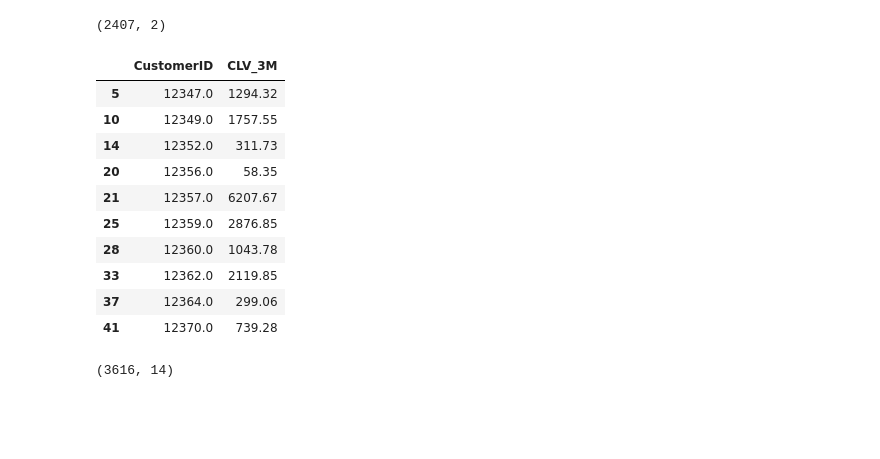
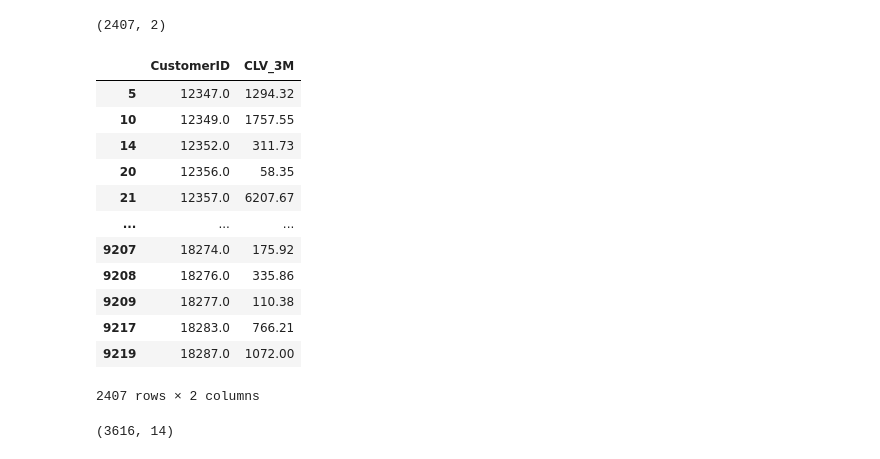
Before and after one commit to bkty1122/bkty1122, a Jupyter notebook: master-school-project/COM6003-Lecon 5/COM6101_2023_24_Sem_2_Lab_5_old.ipynb, the cells around one changed output. Drawn from its saved outputs; the diff is of its cells as text; code cells hidden in the pictures; blank space fills up the shorter version.

```diff
--- a/master-school-project/COM6003-Lecon 5/COM6101_2023_24_Sem_2_Lab_5.ipynb
+++ b/master-school-project/COM6003-Lecon 5/COM6101_2023_24_Sem_2_Lab_5_old.ipynb
@@ -373,19 +366,21 @@ response_df.shape
 # %% [output]
 (2407, 2)
 # %%
-response_df.head(10)
+response_df
 # %% [output]
 |  | CustomerID | CLV_3M |
 | 5 | 12347.0 | 1294.32 |
 | 10 | 12349.0 | 1757.55 |
 | 14 | 12352.0 | 311.73 |
 | 20 | 12356.0 | 58.35 |
 | 21 | 12357.0 | 6207.67 |
-| 25 | 12359.0 | 2876.85 |
-| 28 | 12360.0 | 1043.78 |
-| 33 | 12362.0 | 2119.85 |
-| 37 | 12364.0 | 299.06 |
-| 41 | 12370.0 | 739.28 |
+| ... | ... | ... |
+| 9207 | 18274.0 | 175.92 |
+| 9208 | 18276.0 | 335.86 |
+| 9209 | 18277.0 | 110.38 |
+| 9217 | 18283.0 | 766.21 |
+| 9219 | 18287.0 | 1072.00 |
+2407 rows × 2 columns
 # %%
 sample_set_df = features_df.merge(
     response_df,
```
Also changed, not shown: parts of 26 cells of this notebook, 1 other file.
